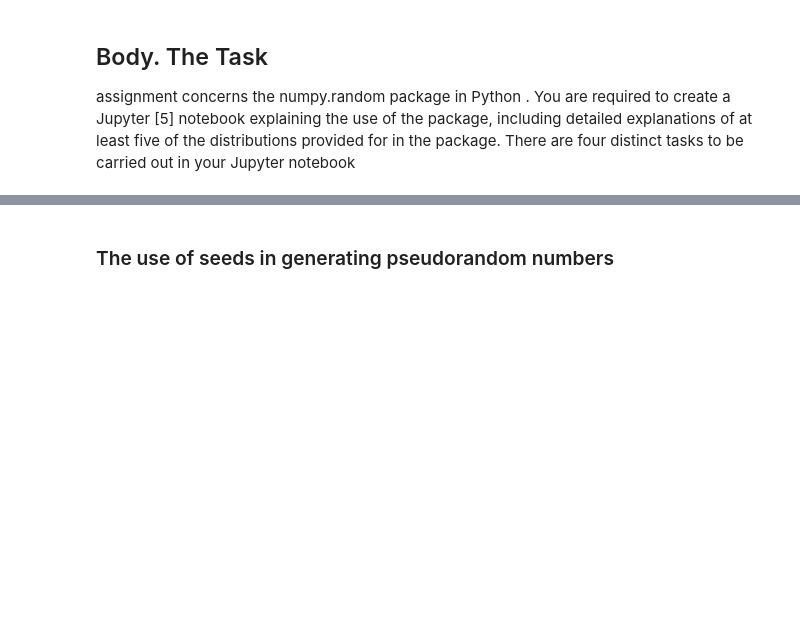
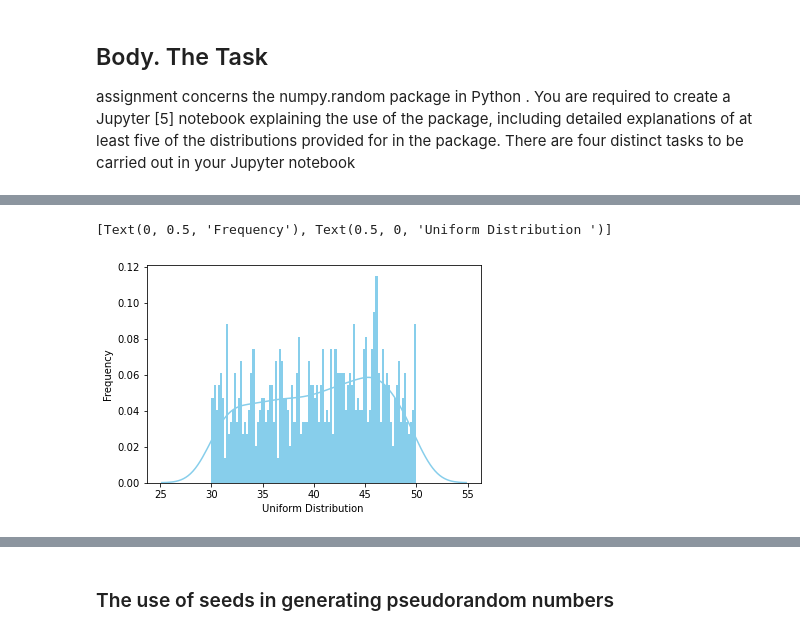
Before and after one commit to G00387859/programming-for-data-analysis-assignment, a Jupyter notebook: numpy-random.ipynb, the cells around one changed output, grey strips where cells are left out. Drawn from its saved outputs; the diff is of its cells as text; code cells hidden in the pictures; blank space fills up the shorter version.

Commit message:
2 distributions completed

```diff
--- a/numpy-random.ipynb
+++ b/numpy-random.ipynb
@@ -74,0 +197,17 @@ Pseudo Random : Random numbers in a computer are generated by anlogrithm This wh
+# %%
+# import uniform distribution
+import scipy.stats as ss
+# Seaborn is a library that uses Matplotlib underneath to plot graphs.
+#It will be used to visualize random distributions.
+import seaborn as sns
+# random numbers from uniform distribution
+#the distribution is constant between loc and loc + scale
+#size = 10000 is number of random variates
+du = ss.uniform.rvs(size=np.random.randint(1000), loc = 30, scale=20)
+#
+ax = sns.distplot(du,
+                  bins=100,kde=True,color='skyblue',hist_kws={"linewidth": 10,'alpha':1})
+ax.set(xlabel='Uniform Distribution ', ylabel='Frequency')
+# %% [output]
+[Text(0, 0.5, 'Frequency'), Text(0.5, 0, 'Uniform Distribution ')]
+[figure, added]
```
Also changed, not shown: parts of 28 cells of this notebook.
